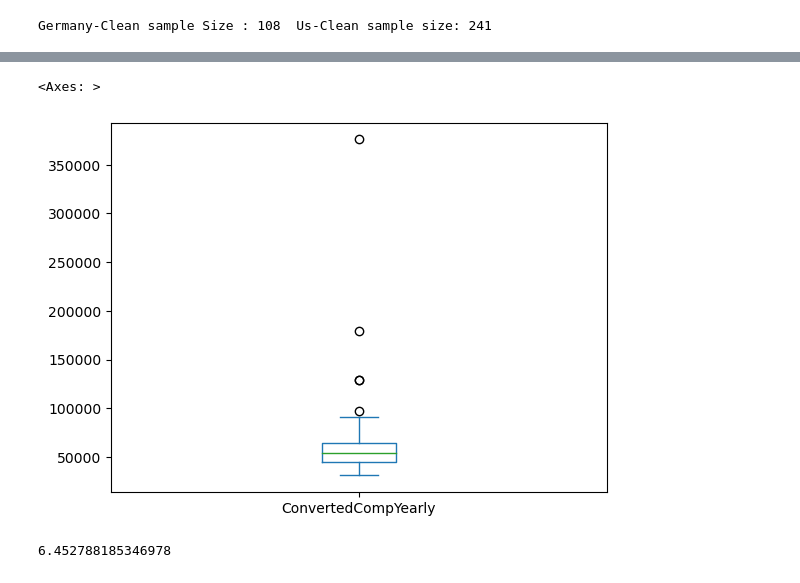
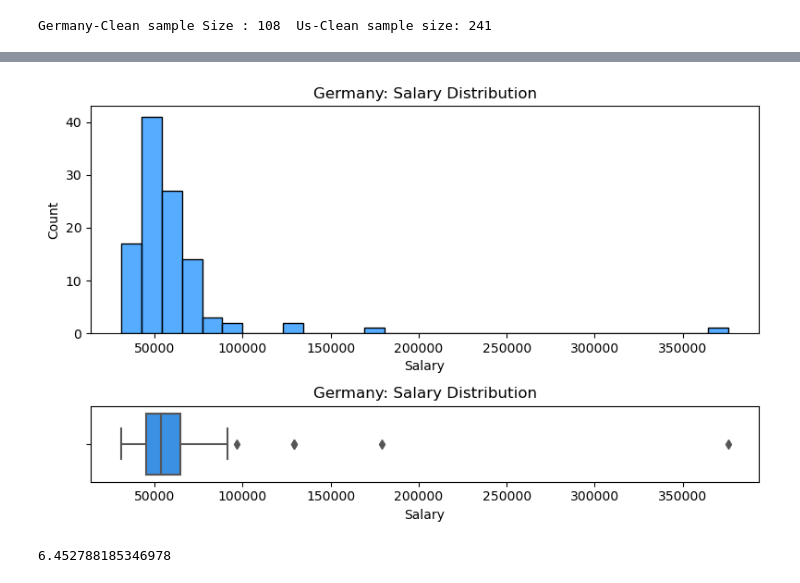
Before and after one commit to KhalilHammod/dev-salary-gap-us-germany, a Jupyter notebook: notebook/salary_analysis_us_germany.ipynb, the cells around one changed output, grey strips where cells are left out. Saved outputs shown, nothing was run; the diff lists cells and outputs as text; code cells hidden in the pictures.

```diff
--- a/notebook/salary_analysis_us_germany.ipynb
+++ b/notebook/salary_analysis_us_germany.ipynb
@@ -20,0 +20,18 @@ from scipy.stats import ttest_ind
+# %%
+# --- Helper Function ---
+
+def subplot(w, label='', color='', bins=int):
+    fig = plt.figure(figsize=(8, 5))
+    gs = GridSpec(2, 1, height_ratios=[3, 1])
+    ax1 = fig.add_subplot(gs[0])
+    sns.histplot(w, bins=bins, ax=ax1, color=f'{color}')
+    ax1.set_title(f'{label}')
+    ax1.set_xlabel('Salary')
+    ax1.set_ylabel('Count')
+    ax2 = fig.add_subplot(gs[1])
+    sns.boxplot(x=w, ax=ax2, color=f'{color}')
+    ax2.set_title(f'{label}')
+    ax2.set_xlabel('Salary')
+    ax2.set_ylabel('')
+    plt.tight_layout()
+    plt.show()
@@ -116,8 +106,7 @@ sns.histplot(de_clean.ConvertedCompYearly, bins= 50)
-# %%
-de_clean.ConvertedCompYearly.plot(kind= 'box')
-# %% [output]
-<Axes: >
-[figure, removed]
+# %%
+subplot(de_clean['ConvertedCompYearly'], label= 'Germany: Salary Distribution', color= 'dodgerblue', bins= 30)
+# %% [output]
+[figure, added]
 # %%
 de_clean.ConvertedCompYearly.skew()
 # %% [output]
```
Also changed, not shown: parts of 30 cells of this notebook.
